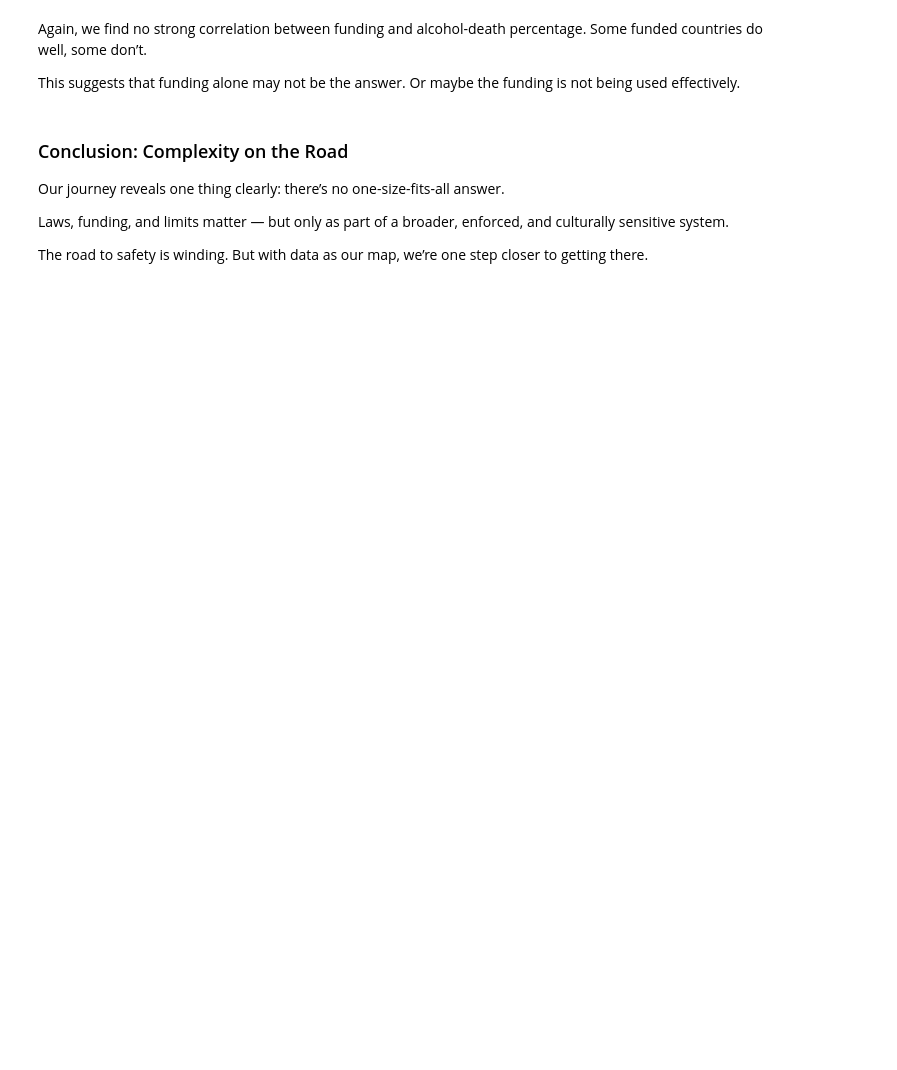
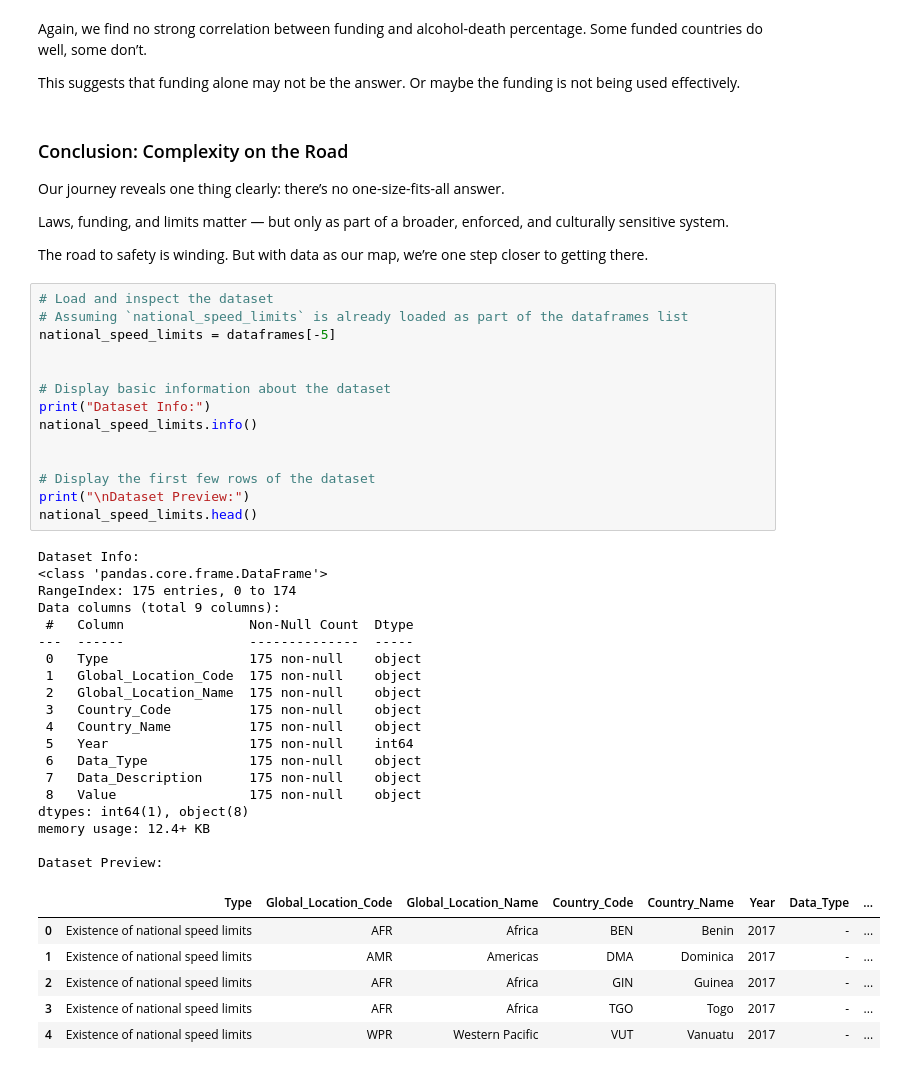
Before and after one commit to samarth2015/writing_assignment, a Jupyter notebook: Road_safety.ipynb, the cells around one changed output. Drawn from its saved outputs; the diff is of its cells as text; blank space fills up the shorter version.

```diff
--- a/Road_safety.ipynb
+++ b/Road_safety.ipynb
@@ -903,3 +773,43 @@ Our journey reveals one thing clearly: there’s no one-size-fits-all answer.
 Laws, funding, and limits matter — but only as part of a broader, enforced, and culturally sensitive system.
 
 The road to safety is winding. But with data as our map, we’re one step closer to getting there.
+# %%
+# Load and inspect the dataset
+# Assuming `national_speed_limits` is already loaded as part of the dataframes list
+national_speed_limits = dataframes[-5]
+
+
+# Display basic information about the dataset
+print("Dataset Info:")
+national_speed_limits.info()
+
+
+# Display the first few rows of the dataset
+print("\nDataset Preview:")
+national_speed_limits.head()
+# %% [output]
+Dataset Info:
+<class 'pandas.core.frame.DataFrame'>
+RangeIndex: 175 entries, 0 to 174
+Data columns (total 9 columns):
+ #   Column                Non-Null Count  Dtype
+---  ------                --------------  -----
+ 0   Type                  175 non-null    object
+ 1   Global_Location_Code  175 non-null    object
+ 2   Global_Location_Name  175 non-null    object
+ 3   Country_Code          175 non-null    object
+ 4   Country_Name          175 non-null    object
+ 5   Year                  175 non-null    int64
+ 6   Data_Type             175 non-null    object
+ 7   Data_Description      175 non-null    object
+ 8   Value                 175 non-null    object
+dtypes: int64(1), object(8)
+memory usage: 12.4+ KB
+
+Dataset Preview:
+|  | Type | Global_Location_Code | Global_Location_Name | Country_Code | Country_Name | Year | Data_Type | ... |
+| 0 | Existence of national speed limits | AFR | Africa | BEN | Benin | 2017 | - | ... |
+| 1 | Existence of national speed limits | AMR | Americas | DMA | Dominica | 2017 | - | ... |
+| 2 | Existence of national speed limits | AFR | Africa | GIN | Guinea | 2017 | - | ... |
+| 3 | Existence of national speed limits | AFR | Africa | TGO | Togo | 2017 | - | ... |
+| 4 | Existence of national speed limits | WPR | Western Pacific | VUT | Vanuatu | 2017 | - | ... |
```
Also changed, not shown: parts of 12 cells of this notebook.
